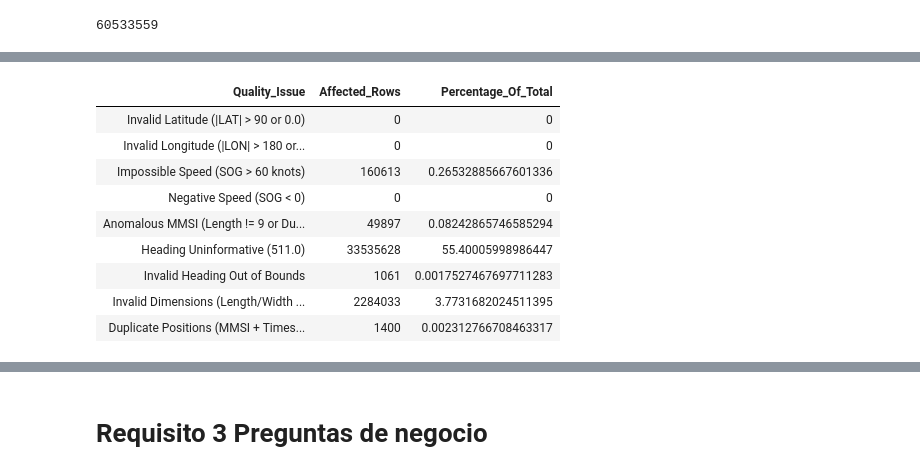
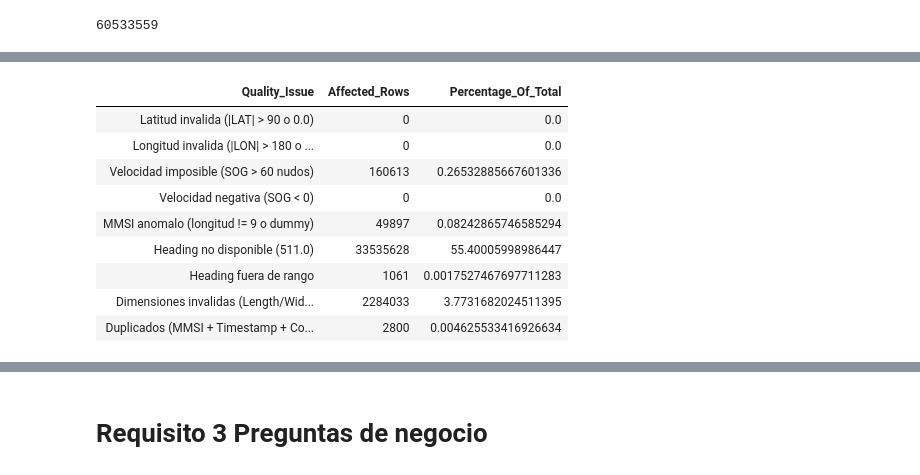
Before and after one commit to dnlec/trafico-maritimo-oceanwatch, a Jupyter notebook: notebook/proyecto_ocean_watch.ipynb, the cells around one changed output, grey strips where cells are left out. Cells and saved outputs as stored; diff of their text form; code cells hidden in the pictures.

```diff
--- a/notebook/proyecto_ocean_watch.ipynb
+++ b/notebook/proyecto_ocean_watch.ipynb
@@ -223,55 +307,58 @@ display(size_metrics)
 # %%
 quality_diagnostics = df_flagged.select(
-    # Total count for percentage calculations
+    # Total de filas, para calcular porcentajes
     F.count("*").alias("total_rows"),
 
-    # 1. Out-of-range positions (Valid LAT: -90 to 90, Valid LON: -180 to 180)
+    # Posiciones fuera de rango (LAT valida: -90 a 90, LON valida: -180 a 180)
     F.sum(F.when((F.col("LAT") < -90) | (F.col("LAT") > 90) | (F.col("LAT") == 0.0), 1).otherwise(0)).alias("invalid_lat_count"),
     F.sum(F.when((F.col("LON") < -180) | (F.col("LON") > 180) | (F.col("LON") == 0.0), 1).otherwise(0)).alias("invalid_lon_count"),
 
-    # 2. Speed over ground (SOG) anomalies (> 102 knots is max AIS standard; > 60 knots is physically impossible for commercial shipping)
+    # Anomalias de velocidad (SOG). Mayor a 60 nudos es imposible para naves comerciales. SOG menor a 0 es invalido
     F.sum(F.when(F.col("SOG") > 60.0, 1).otherwise(0)).alias("impossible_speed_count"),
     F.sum(F.when(F.col("SOG") < 0.0, 1).otherwise(0)).alias("negative_speed_count"),
 
-    # 3. Invalid / Anomalous MMSIs (MMSIs must be 9-digit identifiers; 000000000 or non-9-digit lengths are invalid)
+    # MMSI anomalos: deben ser identificadores de 9 digitos. 000000000 o longitudes distintas son invalidos
     F.sum(F.when((F.length(F.col("MMSI")) != 9) | (F.col("MMSI") == "000000000") | F.col("MMSI").rlike("^0+$"), 1).otherwise(0)).alias("anomalous_mmsi_count"),
 
-    # 4. Heading anomalies (Valid Heading: 0 to 359 degrees; 511 indicates "not available")
+    # Anomalias de rumbo (Heading valido: 0 a 359 grados. 511 indica "no disponible")
     F.sum(F.when(F.col("Heading") == 511.0, 1).otherwise(0)).alias("heading_not_available_count"),
     F.sum(F.when((F.col("Heading") < 0.0) | ((F.col("Heading") > 359.0) & (F.col("Heading") != 511.0)), 1).otherwise(0)).alias("invalid_heading_count"),
 
-    # 5. Dimension anomalies (Length <= 0 or Width <= 0)
+    # Dimensiones invalidas (Length <= 0 o Width <= 0)
     F.sum(F.when((F.col("Length") <= 0) | (F.col("Width") <= 0), 1).otherwise(0)).alias("invalid_dimensions_count"),
 
-    # 6. Duplicates
-    F.sum(F.when(F.col("row_num") > 1, 1).otherwise(0)).alias("duplicate_records_count")
+    # Duplicados exactos (marca del Paso 1)
+    F.sum(F.when(F.col("is_duplicate"), 1).otherwise(0)).alias("duplicate_records_count")
 )
 
-# Reshape into a readable summary table
+# Reestructurar a una tabla legible: una fila por regla
 diag_row = quality_diagnostics.collect()[0]
 total = diag_row["total_rows"]
 
+def pct(n):
+    return (n / total) * 100
+
 quality_summary = spark.createDataFrame([
-    ("Invalid Latitude (|LAT| > 90 or 0.0)", diag_row["invalid_lat_count"], (diag_row["invalid_lat_count"] / total) * 100),
-    ("Invalid Longitude (|LON| > 180 or 0.0)", diag_row["invalid_lon_count"], (diag_row["invalid_lon_count"] / total) * 100),
-    ("Impossible Speed (SOG > 60 knots)", diag_row["impossible_speed_count"], (diag_row["impossible_speed_count"] / total) * 100),
-    ("Negative Speed (SOG < 0)", diag_row["negative_speed_count"], (diag_row["negative_speed_count"] / total) * 100),
-    ("Anomalous MMSI (Length != 9 or Dummy)", diag_row["anomalous_mmsi_count"], (diag_row["anomalous_mmsi_count"] / total) * 100),
-    ("Heading Uninformative (511.0)", diag_row["heading_not_available_count"], (diag_row["heading_not_available_count"] / total) * 100),
-    ("Invalid Heading Out of Bounds", diag_row["invalid_heading_count"], (diag_row["invalid_heading_count"] / total) * 100),
-    ("Invalid Dimensions (Length/Width <= 0)", diag_row["invalid_dimensions_count"], (diag_row["invalid_dimensions_count"] / total) * 100),
-    ("Duplicate Positions (MMSI + Timestamp + Coordinates)", diag_row["duplicate_records_count"], (diag_row["duplicate_records_count"] / total) * 100)
+    ("Latitud invalida (|LAT| > 90 o 0.0)", diag_row["invalid_lat_count"], pct(diag_row["invalid_lat_count"])),
+    ("Longitud invalida (|LON| > 180 o 0.0)", diag_row["invalid_lon_count"], pct(diag_row["invalid_lon_count"])),
+    ("Velocidad imposible (SOG > 60 nudos)", diag_row["impossible_speed_count"], pct(diag_row["impossible_speed_count"])),
+    ("Velocidad negativa (SOG < 0)", diag_row["negative_speed_count"], pct(diag_row["negative_speed_count"])),
+    ("MMSI anomalo (longitud != 9 o dummy)", diag_row["anomalous_mmsi_count"], pct(diag_row["anomalous_mmsi_count"])),
+    ("Heading no disponible (511.0)", diag_row["heading_not_available_count"], pct(diag_row["heading_not_available_count"])),
+    ("Heading fuera de rango", diag_row["invalid_heading_count"], pct(diag_row["invalid_heading_count"])),
+    ("Dimensiones invalidas (Length/Width <= 0)", diag_row["invalid_dimensions_count"], pct(diag_row["invalid_dimensions_count"])),
+    ("Duplicados (MMSI + Timestamp + Coordenadas)", diag_row["duplicate_records_count"], pct(diag_row["duplicate_records_count"]))
 ], ["Quality_Issue", "Affected_Rows", "Percentage_Of_Total"])
 
 display(quality_summary)
 # %% [output]
 | Quality_Issue | Affected_Rows | Percentage_Of_Total |
-| Invalid Latitude (|LAT| > 90 or 0.0) | 0 | 0 |
-| Invalid Longitude (|LON| > 180 or... | 0 | 0 |
-| Impossible Speed (SOG > 60 knots) | 160613 | 0.26532885667601336 |
-| Negative Speed (SOG < 0) | 0 | 0 |
-| Anomalous MMSI (Length != 9 or Du... | 49897 | 0.08242865746585294 |
-| Heading Uninformative (511.0) | 33535628 | 55.40005998986447 |
-| Invalid Heading Out of Bounds | 1061 | 0.0017527467697711283 |
-| Invalid Dimensions (Length/Width ... | 2284033 | 3.7731682024511395 |
-| Duplicate Positions (MMSI + Times... | 1400 | 0.002312766708463317 |
+| Latitud invalida (|LAT| > 90 o 0.0) | 0 | 0.0 |
+| Longitud invalida (|LON| > 180 o ... | 0 | 0.0 |
+| Velocidad imposible (SOG > 60 nudos) | 160613 | 0.26532885667601336 |
+| Velocidad negativa (SOG < 0) | 0 | 0.0 |
+| MMSI anomalo (longitud != 9 o dummy) | 49897 | 0.08242865746585294 |
+| Heading no disponible (511.0) | 33535628 | 55.40005998986447 |
+| Heading fuera de rango | 1061 | 0.0017527467697711283 |
+| Dimensiones invalidas (Length/Wid... | 2284033 | 3.7731682024511395 |
+| Duplicados (MMSI + Timestamp + Co... | 2800 | 0.004625533416926634 |
```
Also changed, not shown: parts of 45 cells of this notebook, 6 other files.
